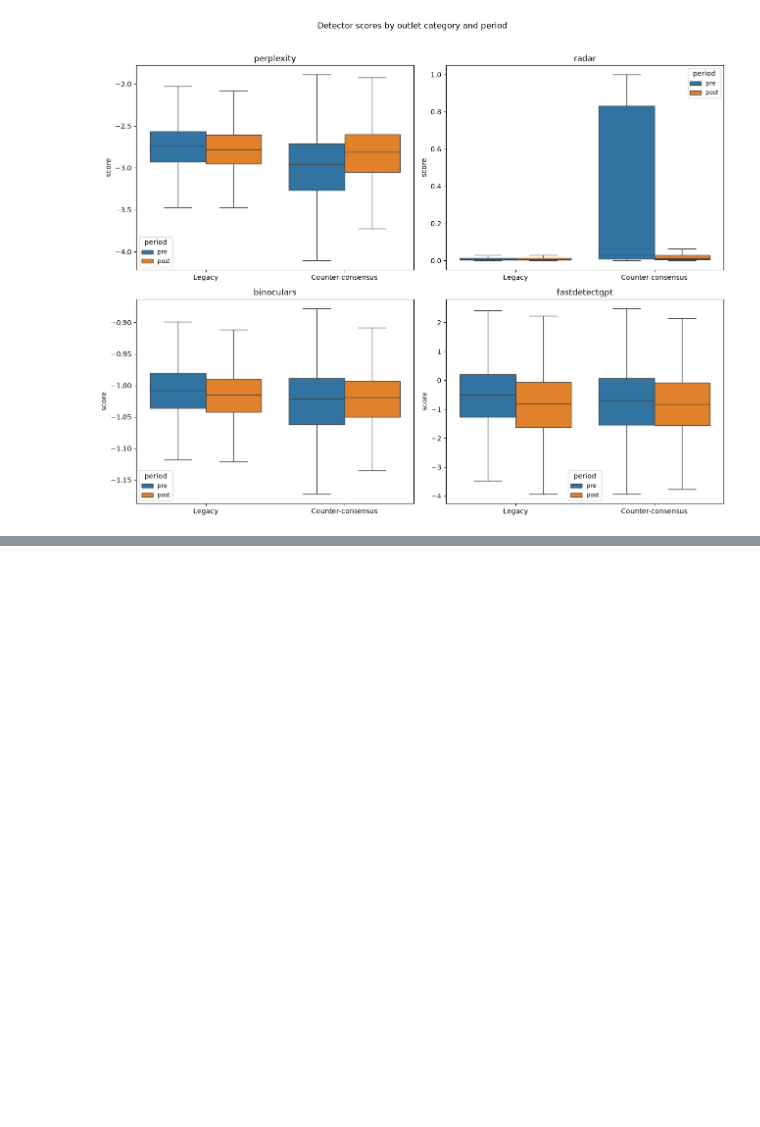
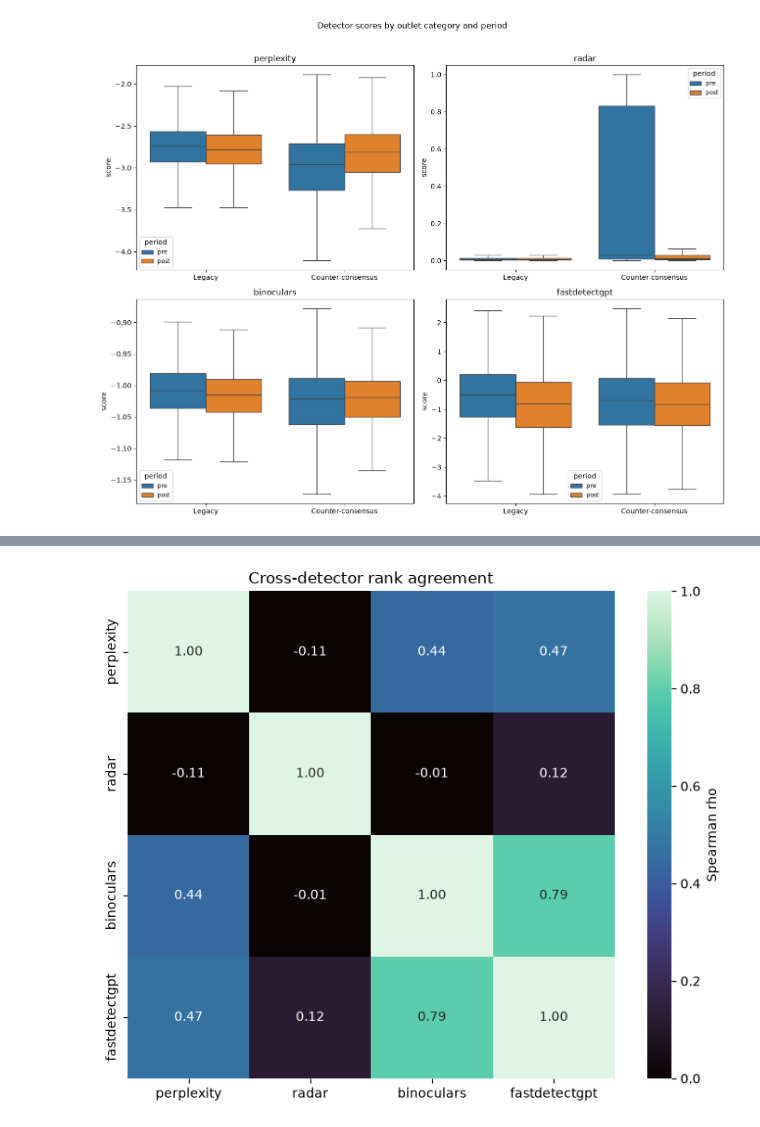
Before and after one commit to Ri-Dearg/eire-ai-analysis, a Jupyter notebook: notebooks/eda_presentation.ipynb, the cells around one changed output, grey strips where cells are left out. Drawn from its saved outputs; the diff is of its cells as text; code cells hidden in the pictures; blank space fills up the shorter version.

```diff
--- a/notebooks/eda_presentation.ipynb
+++ b/notebooks/eda_presentation.ipynb
@@ -165,0 +170,17 @@ fig.tight_layout()
+# %%
+#AI Suggestion
+# Spearman rank correlation between detectors (scale-free agreement).
+corr = df[SCORE_COLS].corr(method='spearman')
+
+corr.index = DETECTORS
+corr.columns = DETECTORS
+
+fig, ax = plt.subplots(figsize=(7.5, 6))
+sns.heatmap(
+    corr, annot=True, fmt='.2f', cmap='mako', vmin=0, vmax=1,
+    square=True, cbar_kws={'label': 'Spearman rho'}, ax=ax,
+)
+ax.set_title('Cross-detector rank agreement')
+fig.tight_layout()
+# %% [output]
+[figure, added]
```
Also changed, not shown: parts of 2 cells of this notebook.
